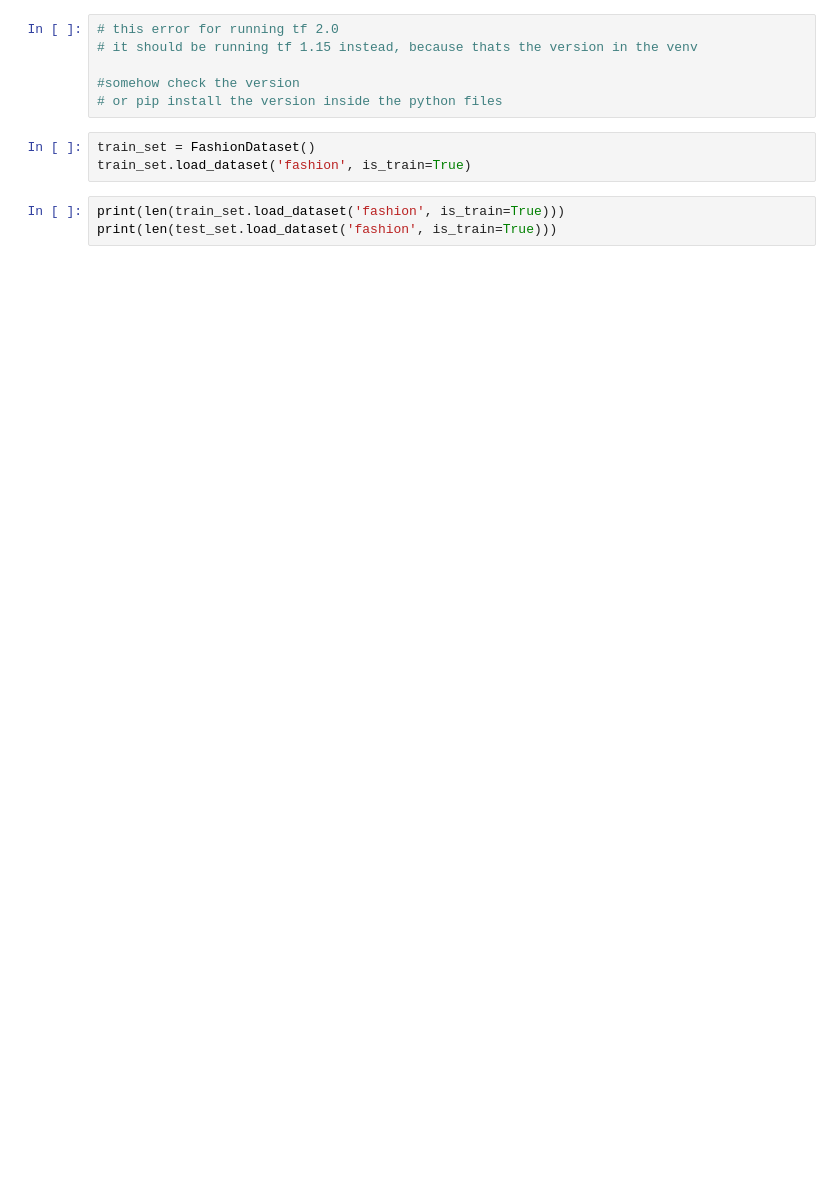
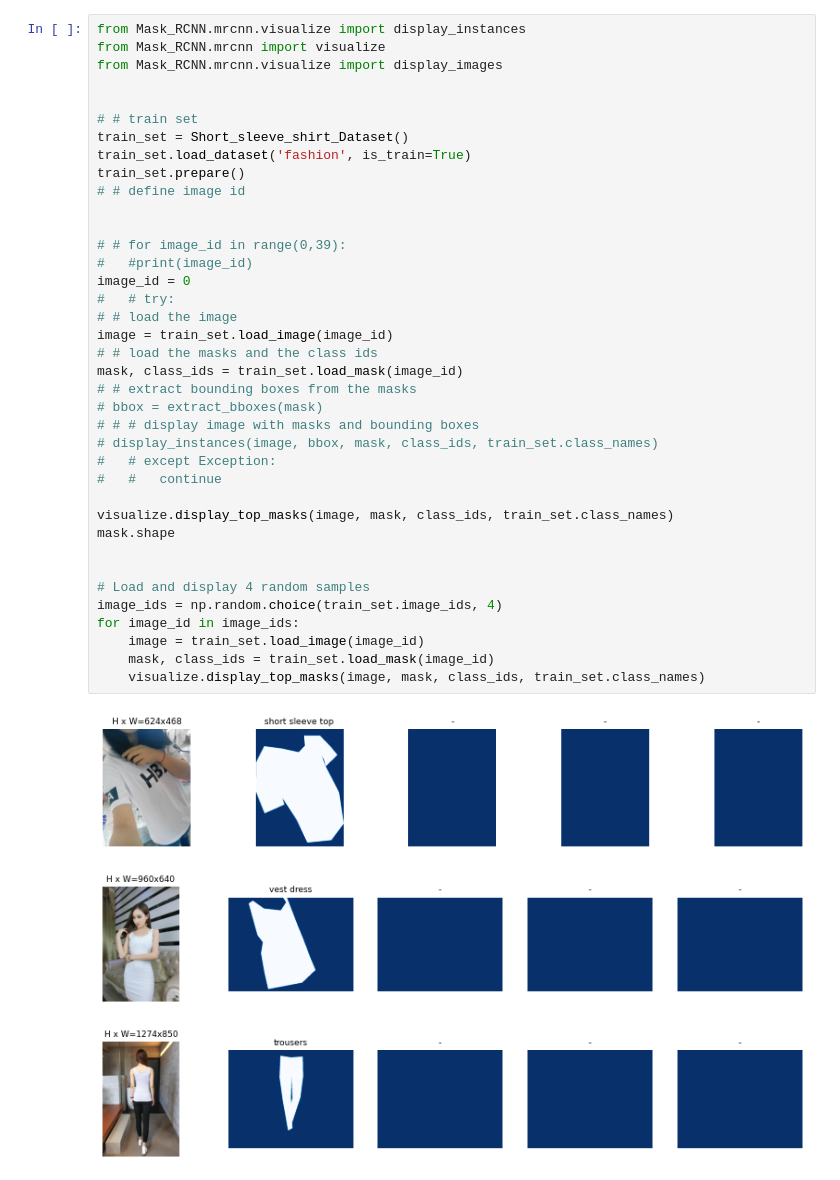
Before and after one commit to ejri/fashion_mask_rcnn, a Jupyter notebook: deepfashion_mask_rcnn.ipynb, the cells around one changed output. Drawn from its saved outputs; the diff is of its cells as text; blank space fills up the shorter version.

```diff
--- a/deepfashion_mask_rcnn.ipynb
+++ b/deepfashion_mask_rcnn.ipynb
@@ -286,12 +555,42 @@ model.train(train_set, test_set, learning_rate=config.LEARNING_RATE, epochs=5, l
-# %%
-# this error for running tf 2.0
-# it should be running tf 1.15 instead, because thats the version in the venv
-
-#somehow check the version
-# or pip install the version inside the python files
-# %%
-train_set = FashionDataset()
-train_set.load_dataset('fashion', is_train=True)
-# %%
-print(len(train_set.load_dataset('fashion', is_train=True)))
-print(len(test_set.load_dataset('fashion', is_train=True)))
+# %%
+from Mask_RCNN.mrcnn.visualize import display_instances
+from Mask_RCNN.mrcnn import visualize
+from Mask_RCNN.mrcnn.visualize import display_images
+
+
+# # train set
+train_set = Short_sleeve_shirt_Dataset()
+train_set.load_dataset('fashion', is_train=True)
+train_set.prepare()
+# # define image id
+
+
+# # for image_id in range(0,39):
+#   #print(image_id)
+image_id = 0
+#   # try:
+# # load the image
+image = train_set.load_image(image_id)
+# # load the masks and the class ids
+mask, class_ids = train_set.load_mask(image_id)
+# # extract bounding boxes from the masks
+# bbox = extract_bboxes(mask)
+# # # display image with masks and bounding boxes
+# display_instances(image, bbox, mask, class_ids, train_set.class_names)
+#   # except Exception:
+#   #   continue
+
+visualize.display_top_masks(image, mask, class_ids, train_set.class_names)
+mask.shape
+
+
+# Load and display 4 random samples
+image_ids = np.random.choice(train_set.image_ids, 4)
+for image_id in image_ids:
+    image = train_set.load_image(image_id)
+    mask, class_ids = train_set.load_mask(image_id)
+    visualize.display_top_masks(image, mask, class_ids, train_set.class_names)
+# %% [output]
+[figure, added]
+[figure, added]
+[figure, added]
```
Also changed, not shown: parts of 24 cells of this notebook, 9 other files.
